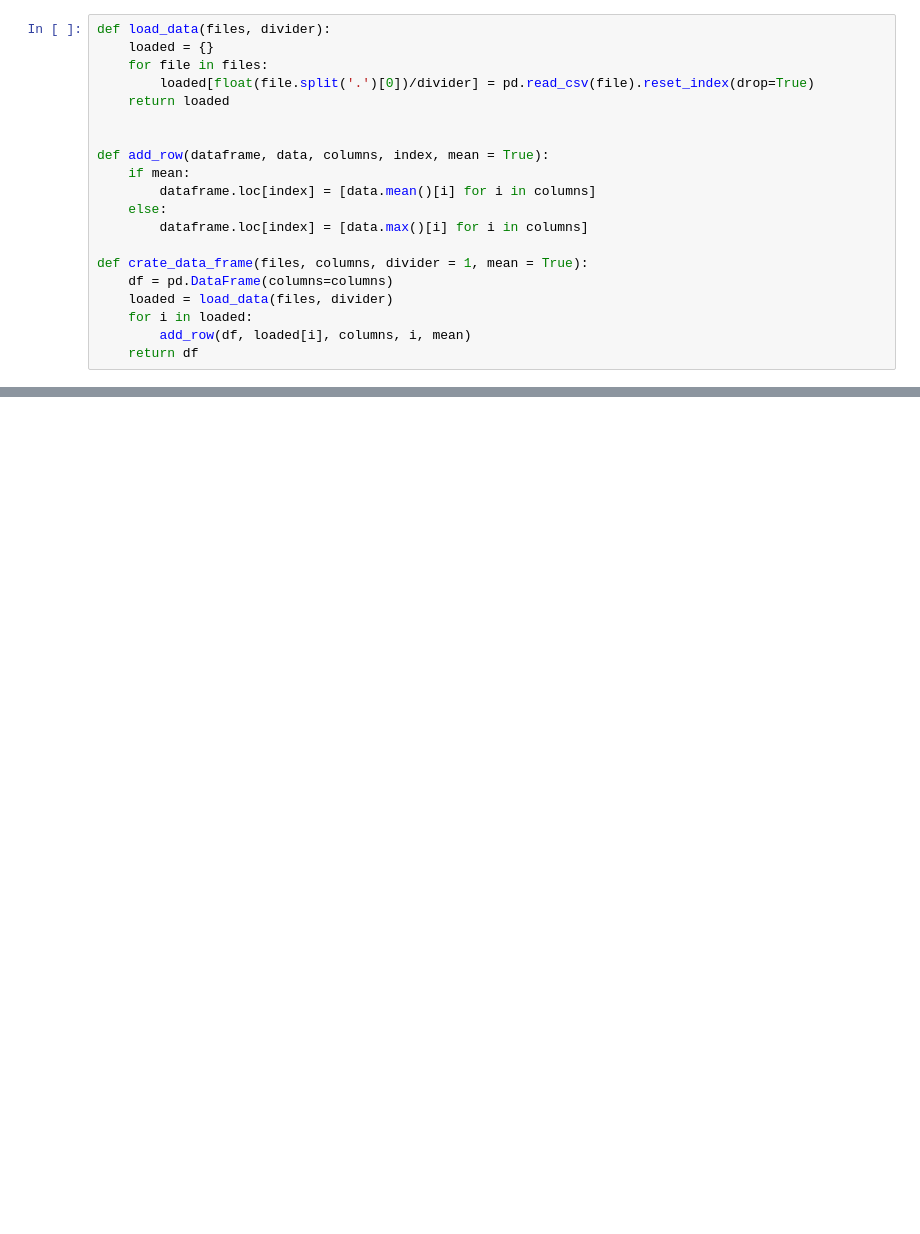
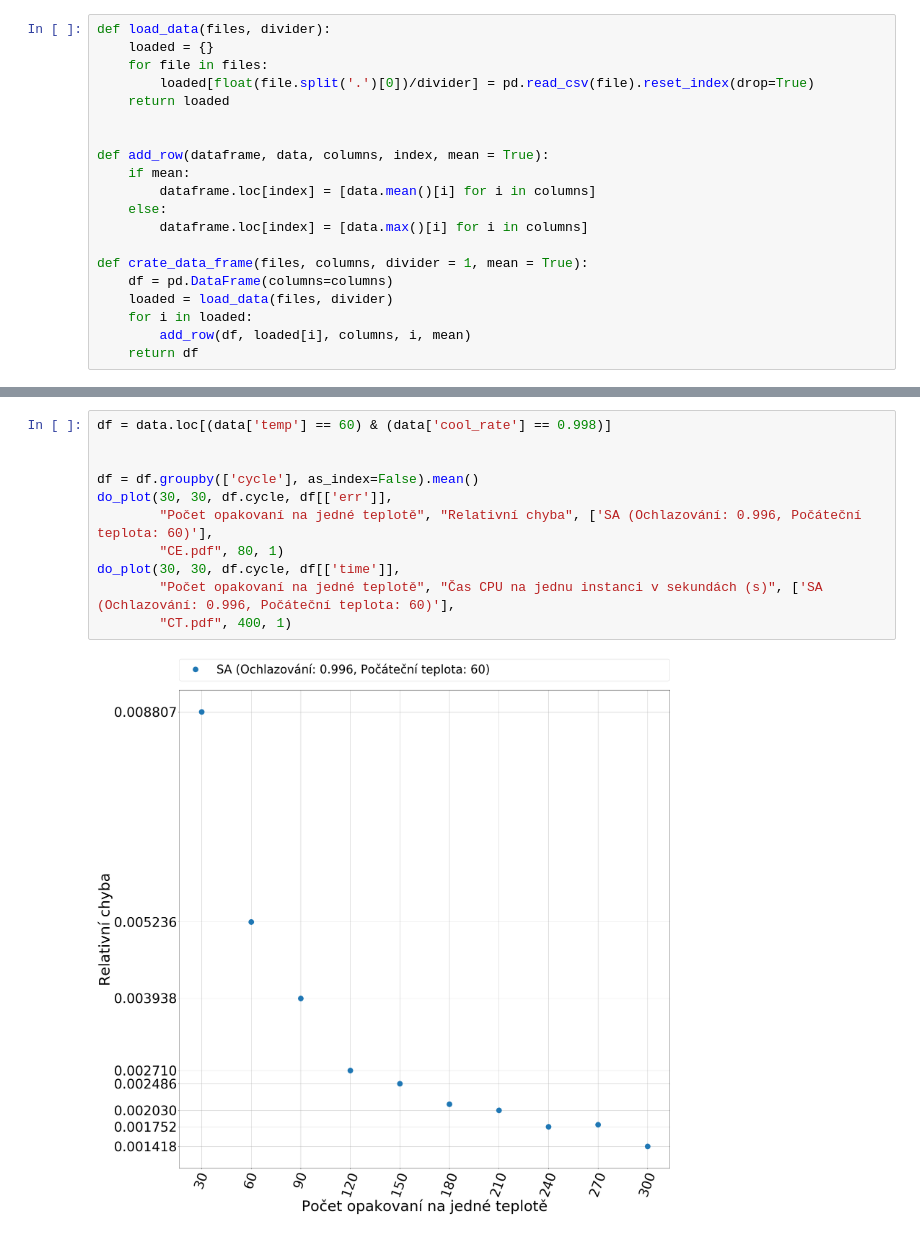
Before and after one commit to martilad/MI-PAA2018, a Jupyter notebook: task4/graphMake.ipynb, the cells around one changed output, grey strips where cells are left out. Cells and saved outputs as stored; diff of their text form; blank space fills up the shorter version.

```diff
--- a/task4/graphMake.ipynb
+++ b/task4/graphMake.ipynb
@@ -216,0 +96,13 @@ do_plot(30, 30, df.index, df[['avgE', 'maxE']],
+# %%
+df = data.loc[(data['temp'] == 60) & (data['cool_rate'] == 0.998)]
+
+
+df = df.groupby(['cycle'], as_index=False).mean()
+do_plot(30, 30, df.cycle, df[['err']],
+        "Počet opakovaní na jedné teplotě", "Relativní chyba", ['SA (Ochlazování: 0.996, Počáteční teplota: 60)'],
+        "CE.pdf", 80, 1)
+do_plot(30, 30, df.cycle, df[['time']],
+        "Počet opakovaní na jedné teplotě", "Čas CPU na jednu instanci v sekundách (s)", ['SA (Ochlazování: 0.996, Počáteční teplota: 60)'],
+        "CT.pdf", 400, 1)
+# %% [output]
+[figure, added]
```
Also changed, not shown: parts of 15 cells of this notebook, 47 other files.
